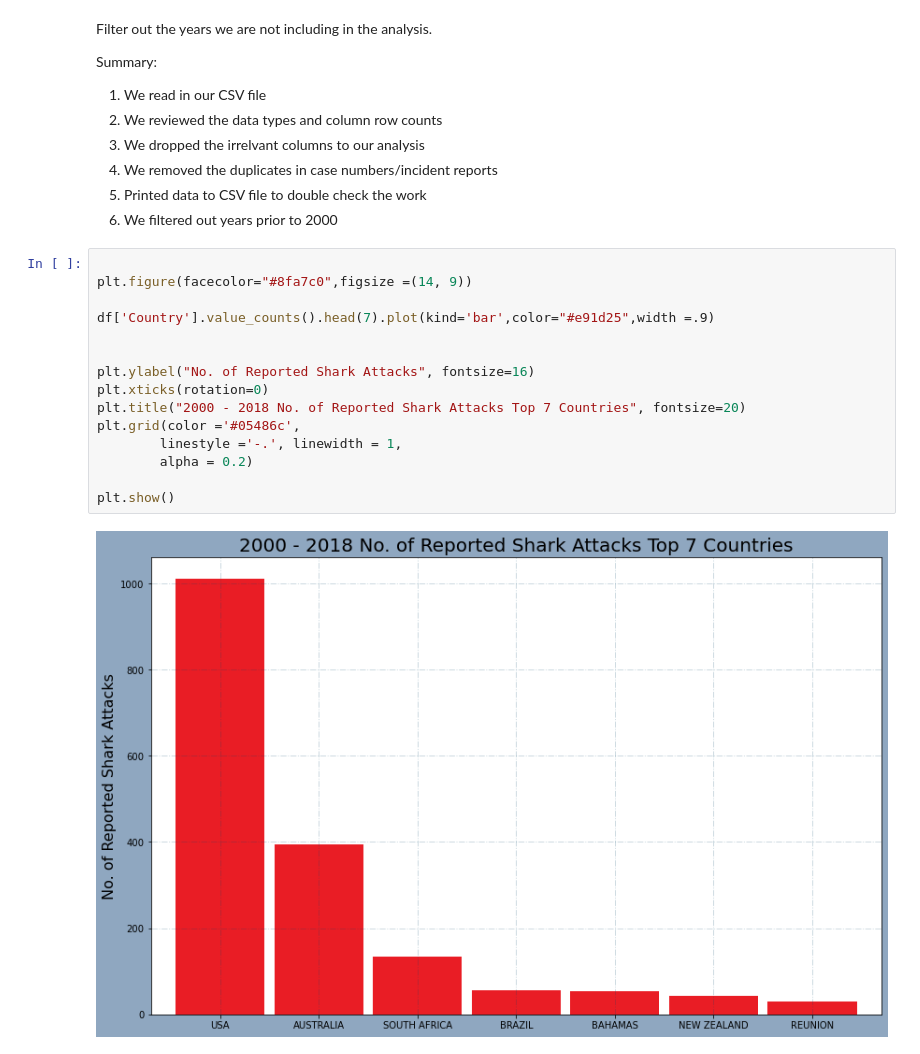
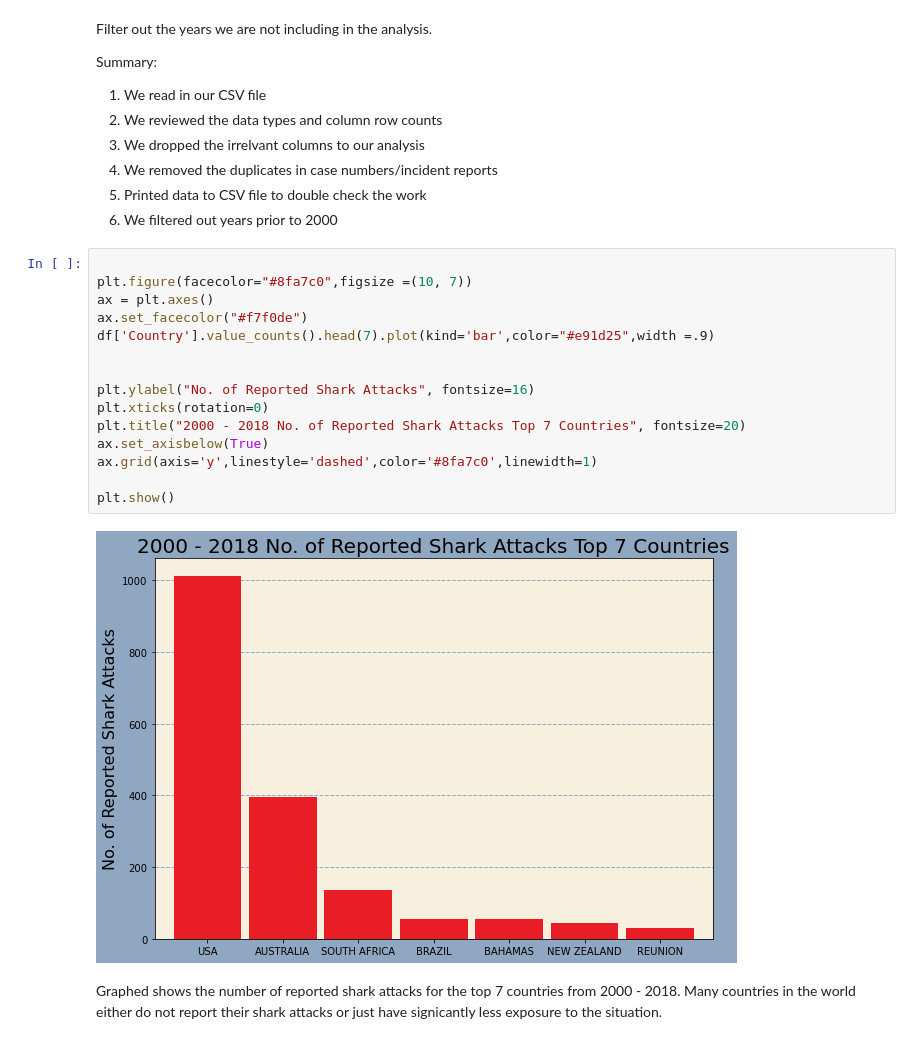
Before and after one commit to Jenmerce/smu_project1_sharkattacks, a Jupyter notebook: Jmercer Work/SharkData_CleaningJM.ipynb, the cells around one changed output. Drawn from its saved outputs; the diff is of its cells as text.

```diff
--- a/Jmercer Work/SharkData_CleaningJM.ipynb
+++ b/Jmercer Work/SharkData_CleaningJM.ipynb
@@ -135,18 +136,20 @@ Summary:
 6. We filtered out years prior to 2000
 # %%
 
-plt.figure(facecolor="#8fa7c0",figsize =(14, 9))
-
+plt.figure(facecolor="#8fa7c0",figsize =(10, 7))
+ax = plt.axes()
+ax.set_facecolor("#f7f0de")
 df['Country'].value_counts().head(7).plot(kind='bar',color="#e91d25",width =.9)
 
 
 plt.ylabel("No. of Reported Shark Attacks", fontsize=16)
 plt.xticks(rotation=0)
 plt.title("2000 - 2018 No. of Reported Shark Attacks Top 7 Countries", fontsize=20)
-plt.grid(color ='#05486c',
-        linestyle ='-.', linewidth = 1,
-        alpha = 0.2)
+ax.set_axisbelow(True)
+ax.grid(axis='y',linestyle='dashed',color='#8fa7c0',linewidth=1)
 
 plt.show()
 # %% [output]
-[figure, old version]
+[figure, new version]
+# %% [markdown]
+Graphed shows the number of reported shark attacks for the top 7 countries from 2000 - 2018. Many countries in the world either do not report their shark attacks or just have signicantly less exposure to the situation.
```
Also changed, not shown: parts of 12 cells of this notebook, 3 other files.
